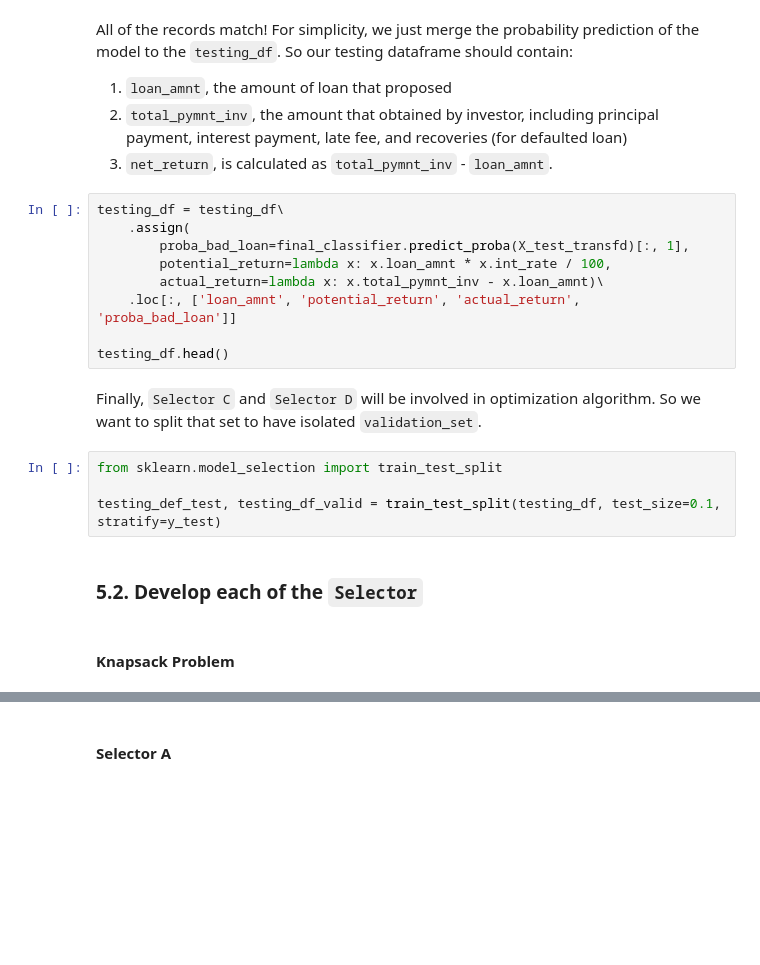
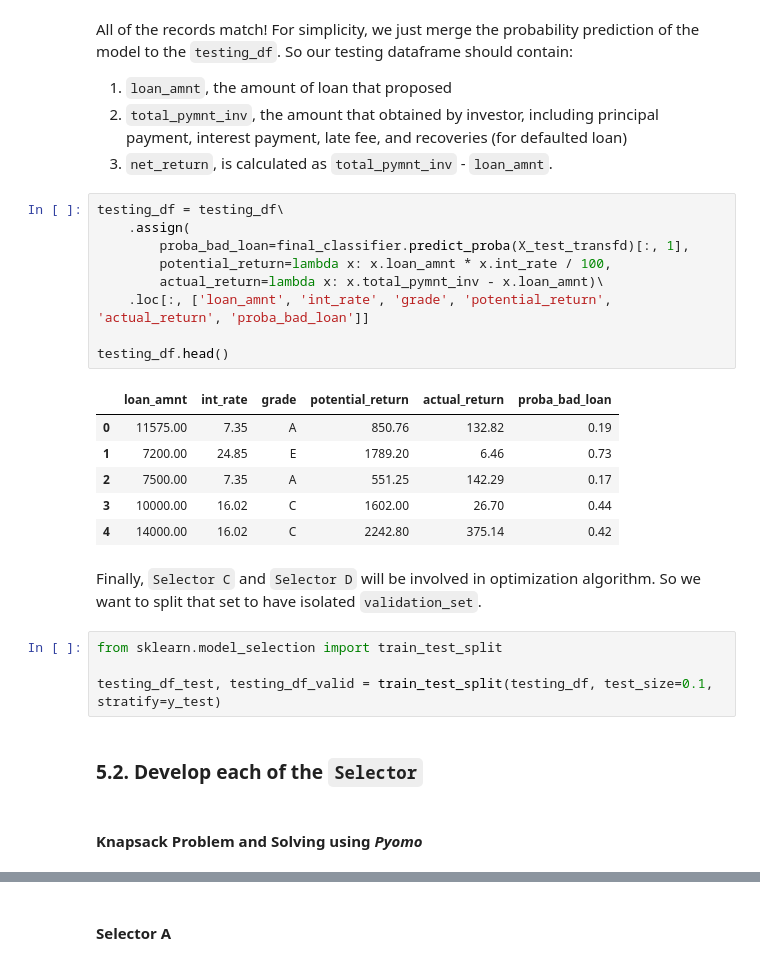
Before and after one commit to nbarizki/creditdefaultml, a Jupyter notebook: 3_Model_development.ipynb, the cells around one changed output, grey strips where cells are left out. Cells and saved outputs as stored; diff of their text form; blank space fills up the shorter version.

```diff
--- a/3_Model_development.ipynb
+++ b/3_Model_development.ipynb
@@ -858,22 +866,29 @@ All of the records match! For simplicity, we just merge the probability predicti
 # %%
 testing_df = testing_df\
     .assign(
         proba_bad_loan=final_classifier.predict_proba(X_test_transfd)[:, 1],
         potential_return=lambda x: x.loan_amnt * x.int_rate / 100,
         actual_return=lambda x: x.total_pymnt_inv - x.loan_amnt)\
-    .loc[:, ['loan_amnt', 'potential_return', 'actual_return', 'proba_bad_loan']]
+    .loc[:, ['loan_amnt', 'int_rate', 'grade', 'potential_return', 'actual_return', 'proba_bad_loan']]
 
 testing_df.head()
+# %% [output]
+|  | loan_amnt | int_rate | grade | potential_return | actual_return | proba_bad_loan |
+| 0 | 11575.00 | 7.35 | A | 850.76 | 132.82 | 0.19 |
+| 1 | 7200.00 | 24.85 | E | 1789.20 | 6.46 | 0.73 |
+| 2 | 7500.00 | 7.35 | A | 551.25 | 142.29 | 0.17 |
+| 3 | 10000.00 | 16.02 | C | 1602.00 | 26.70 | 0.44 |
+| 4 | 14000.00 | 16.02 | C | 2242.80 | 375.14 | 0.42 |
 # %% [markdown]
 Finally, `Selector C` and `Selector D` will be involved in optimization algorithm. So we want to split that set to have isolated `validation_set`.
 # %%
 from sklearn.model_selection import train_test_split
 
-testing_def_test, testing_df_valid = train_test_split(testing_df, test_size=0.1, stratify=y_test)
+testing_df_test, testing_df_valid = train_test_split(testing_df, test_size=0.1, stratify=y_test)
 # %% [markdown]
 ### 5.2. Develop each of the `Selector`
 # %% [markdown]
-#### **Knapsack Problem**
+#### **Knapsack Problem and Solving using *Pyomo***
 # %% [markdown]
 Selecting the most profitable loan in a specific budget limit is an example of *knapsack* problem: we select loans with specific price and value to include in the combination so that the total value is as large as possible while keeping the total price under the constraint.
 
```
Also changed, not shown: parts of 26 cells of this notebook.
